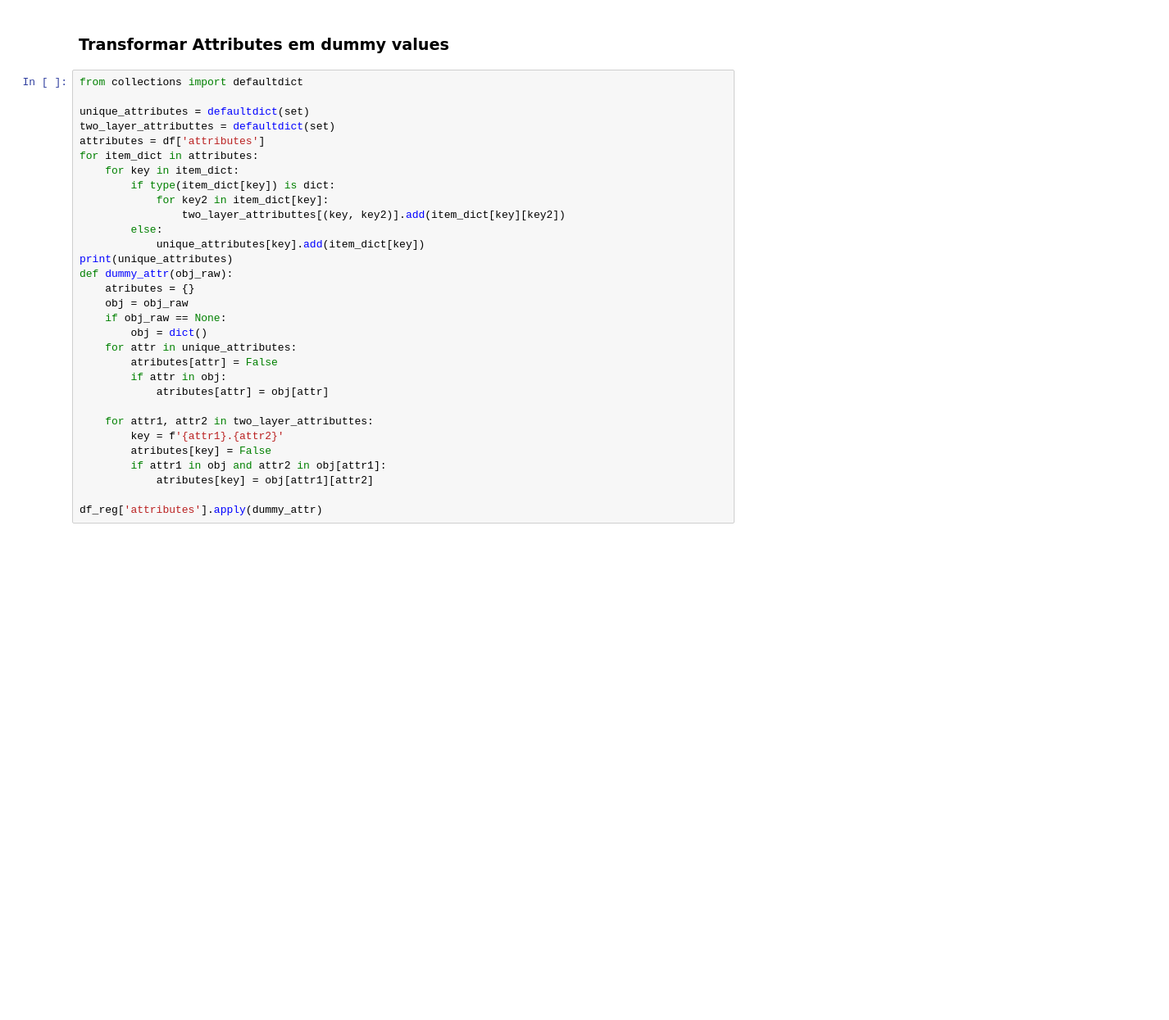
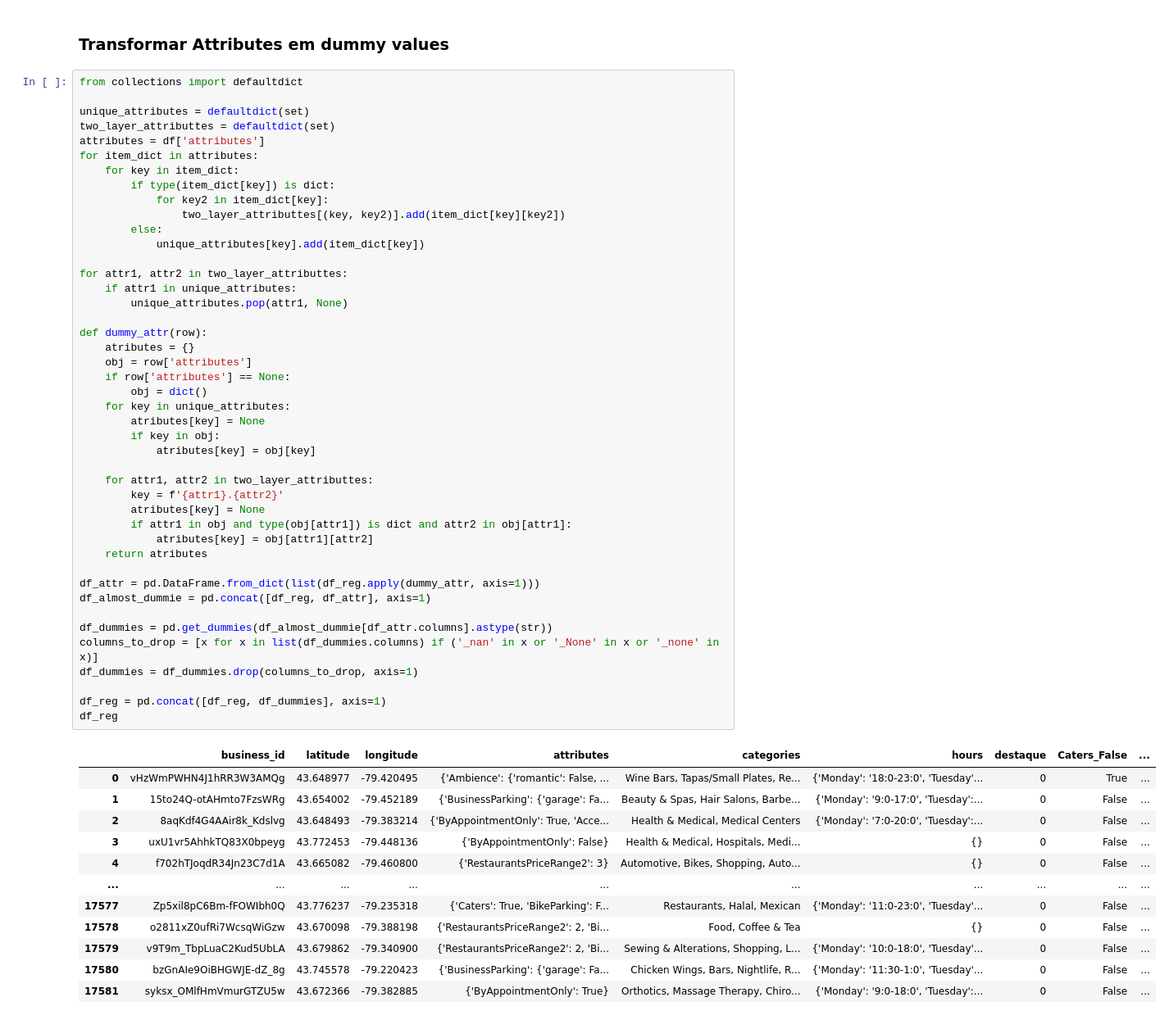
Before and after one commit to guilherme9718/desafio-mineracao-dados, a Jupyter notebook: engenharia de features.ipynb, the cells around one changed output. Shown: that part at 82% size. Drawn from its saved outputs; the diff is of its cells as text; blank space fills up the shorter version.

```diff
--- a/engenharia de features.ipynb
+++ b/engenharia de features.ipynb
@@ -64,32 +62,57 @@ df_reg
 # %%
 from collections import defaultdict
 
 unique_attributes = defaultdict(set)
 two_layer_attributtes = defaultdict(set)
 attributes = df['attributes']
 for item_dict in attributes:
     for key in item_dict:
         if type(item_dict[key]) is dict:
             for key2 in item_dict[key]:
                 two_layer_attributtes[(key, key2)].add(item_dict[key][key2])
         else:
             unique_attributes[key].add(item_dict[key])
-print(unique_attributes)
-def dummy_attr(obj_raw):
+
+for attr1, attr2 in two_layer_attributtes:
+    if attr1 in unique_attributes:
+        unique_attributes.pop(attr1, None)
+
+def dummy_attr(row):
     atributes = {}
-    obj = obj_raw
-    if obj_raw == None:
+    obj = row['attributes']
+    if row['attributes'] == None:
         obj = dict()
-    for attr in unique_attributes:
-        atributes[attr] = False
-        if attr in obj:
-            atributes[attr] = obj[attr]
+    for key in unique_attributes:
+        atributes[key] = None
+        if key in obj:
+            atributes[key] = obj[key]
 
     for attr1, attr2 in two_layer_attributtes:
         key = f'{attr1}.{attr2}'
-        atributes[key] = False
-        if attr1 in obj and attr2 in obj[attr1]:
+        atributes[key] = None
+        if attr1 in obj and type(obj[attr1]) is dict and attr2 in obj[attr1]:
             atributes[key] = obj[attr1][attr2]
+    return atributes
 
-df_reg['attributes'].apply(dummy_attr)
+df_attr = pd.DataFrame.from_dict(list(df_reg.apply(dummy_attr, axis=1)))
+df_almost_dummie = pd.concat([df_reg, df_attr], axis=1)
+
+df_dummies = pd.get_dummies(df_almost_dummie[df_attr.columns].astype(str))
+columns_to_drop = [x for x in list(df_dummies.columns) if ('_nan' in x or '_None' in x or '_none' in x)]
+df_dummies = df_dummies.drop(columns_to_drop, axis=1)
+
+df_reg = pd.concat([df_reg, df_dummies], axis=1)
+df_reg
 # %% [output]
+|  | business_id | latitude | longitude | attributes | categories | hours | destaque | Caters_False | ... |
+| 0 | vHzWmPWHN4J1hRR3W3AMQg | 43.648977 | -79.420495 | {'Ambience': {'romantic': False, ... | Wine Bars, Tapas/Small Plates, Re... | {'Monday': '18:0-23:0', 'Tuesday'... | 0 | True | ... |
+| 1 | 15to24Q-otAHmto7FzsWRg | 43.654002 | -79.452189 | {'BusinessParking': {'garage': Fa... | Beauty & Spas, Hair Salons, Barbe... | {'Monday': '9:0-17:0', 'Tuesday':... | 0 | False | ... |
+| 2 | 8aqKdf4G4AAir8k_Kdslvg | 43.648493 | -79.383214 | {'ByAppointmentOnly': True, 'Acce... | Health & Medical, Medical Centers | {'Monday': '7:0-20:0', 'Tuesday':... | 0 | False | ... |
+| 3 | uxU1vr5AhhkTQ83X0bpeyg | 43.772453 | -79.448136 | {'ByAppointmentOnly': False} | Health & Medical, Hospitals, Medi... | {} | 0 | False | ... |
+| 4 | f702hTJoqdR34Jn23C7d1A | 43.665082 | -79.460800 | {'RestaurantsPriceRange2': 3} | Automotive, Bikes, Shopping, Auto... | {} | 0 | False | ... |
+| ... | ... | ... | ... | ... | ... | ... | ... | ... | ... |
+| 17577 | Zp5xil8pC6Bm-fFOWIbh0Q | 43.776237 | -79.235318 | {'Caters': True, 'BikeParking': F... | Restaurants, Halal, Mexican | {'Monday': '11:0-23:0', 'Tuesday'... | 0 | False | ... |
+| 17578 | o2811xZ0ufRi7WcsqWiGzw | 43.670098 | -79.388198 | {'RestaurantsPriceRange2': 2, 'Bi... | Food, Coffee & Tea | {} | 0 | False | ... |
+| 17579 | v9T9m_TbpLuaC2Kud5UbLA | 43.679862 | -79.340900 | {'RestaurantsPriceRange2': 2, 'Bi... | Sewing & Alterations, Shopping, L... | {'Monday': '10:0-18:0', 'Tuesday'... | 0 | False | ... |
+| 17580 | bzGnAIe9OiBHGWJE-dZ_8g | 43.745578 | -79.220423 | {'BusinessParking': {'garage': Fa... | Chicken Wings, Bars, Nightlife, R... | {'Monday': '11:30-1:0', 'Tuesday'... | 0 | False | ... |
+| 17581 | syksx_OMlfHmVmurGTZU5w | 43.672366 | -79.382885 | {'ByAppointmentOnly': True} | Orthotics, Massage Therapy, Chiro... | {'Monday': '9:0-18:0', 'Tuesday':... | 0 | False | ... |
```
Also changed, not shown: parts of 10 cells of this notebook, 1 other file.
